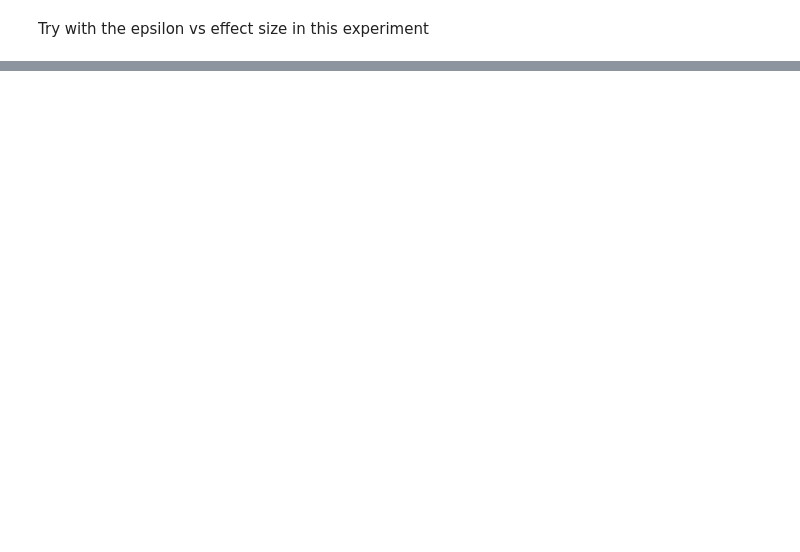
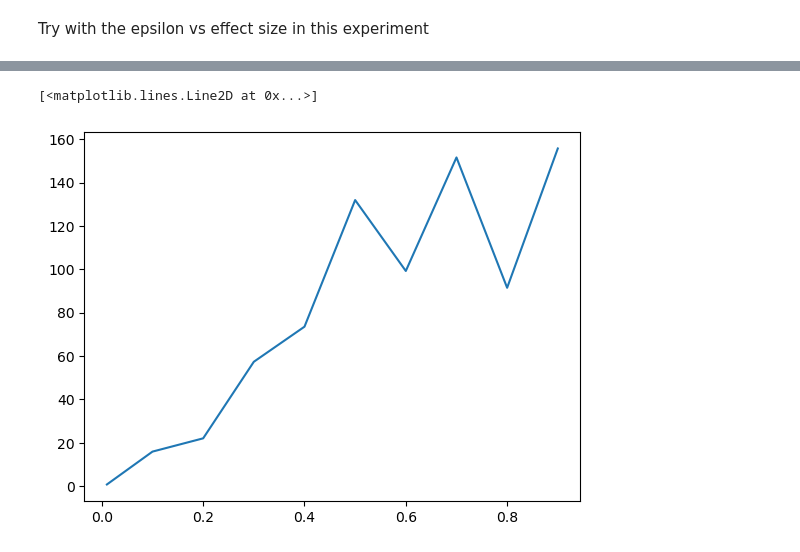
Before and after one commit to EatOreo/DifferentialPrivacyBiasExperiments, a Jupyter notebook: notebooks/Ages.ipynb, the cells around one changed output, grey strips where cells are left out. Saved outputs shown, nothing was run; the diff lists cells and outputs as text; code cells hidden in the pictures; blank space fills up the shorter version.

```diff
--- a/notebooks/Ages.ipynb
+++ b/notebooks/Ages.ipynb
@@ -430,11 +430,9 @@ for  i in npp.arange(0.01, 1, 0.1):
 
     for y in npp.arange(0,9,1):
         deltaWomen = maxFemaleAge / nOfWomen
-        print(i)
         scaleWomen = deltaWomen / i
         lapWomen = np.laplace(0, scaleWomen)
 
-        print(womenArr[count])
         womenArr[count].append(womenavg+lapWomen)
 
 
@@ -442,9 +440,14 @@ for  i in npp.arange(0.01, 1, 0.1):
         scale = delta / i
         lap = np.laplace(0, scale)
         menArr[count].append(menavg+lap)
-    print(count)
     count = count + 1
 
 
-print(womenArr)
+
+for q in npp.arange(0,10,1):
+    cohends.append(cohend(womenArr[q], menArr[q]))
+    print("men", menArr[q])
+    print("women", womenArr[q])
+
+print(cohend(womenArr[9], menArr[9]))
 # %% [output]
@@ -467,0 +471,5 @@ print(womenArr)
+# %%
+plt.plot(epsilons, cohends)
+# %% [output]
+[<matplotlib.lines.Line2D at 0x...>]
+[figure, added]
```
Also changed, not shown: parts of 6 cells of this notebook.
